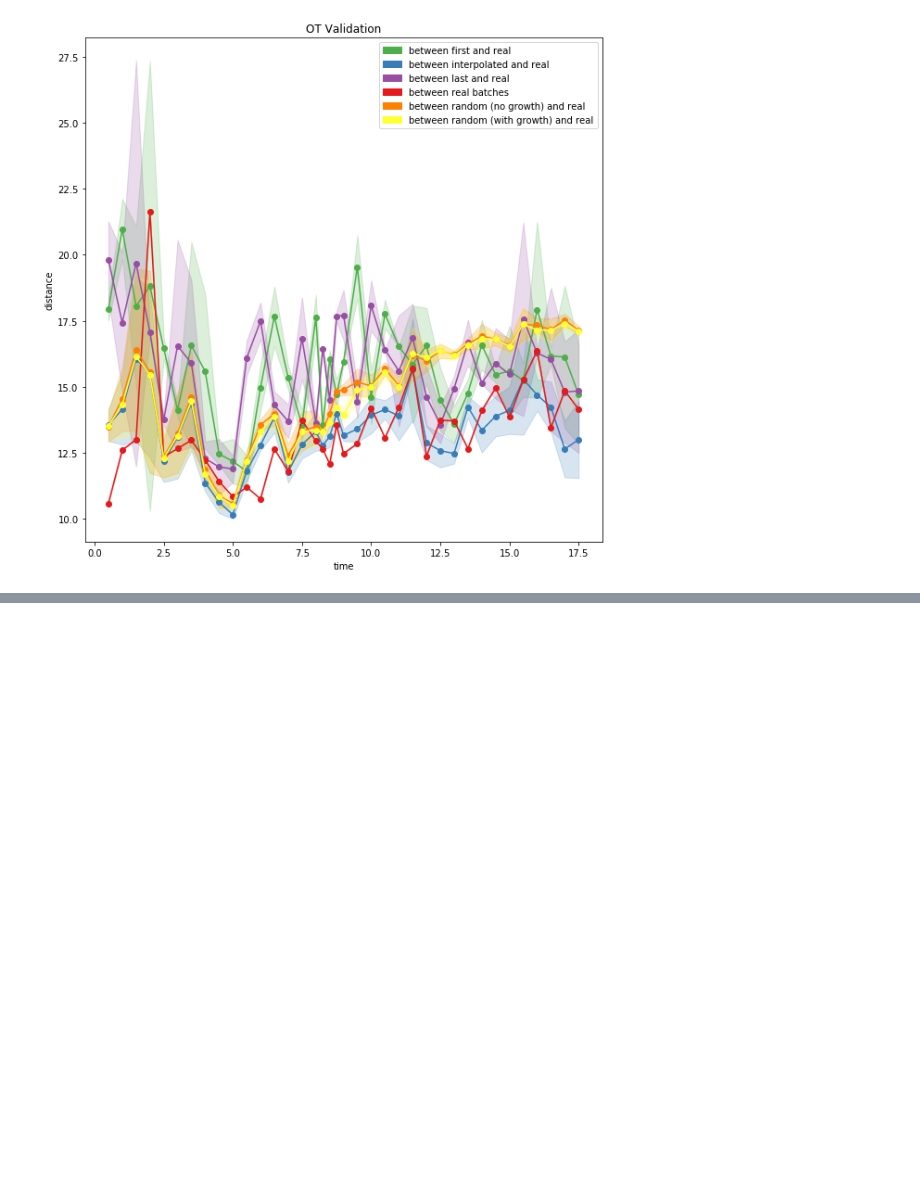
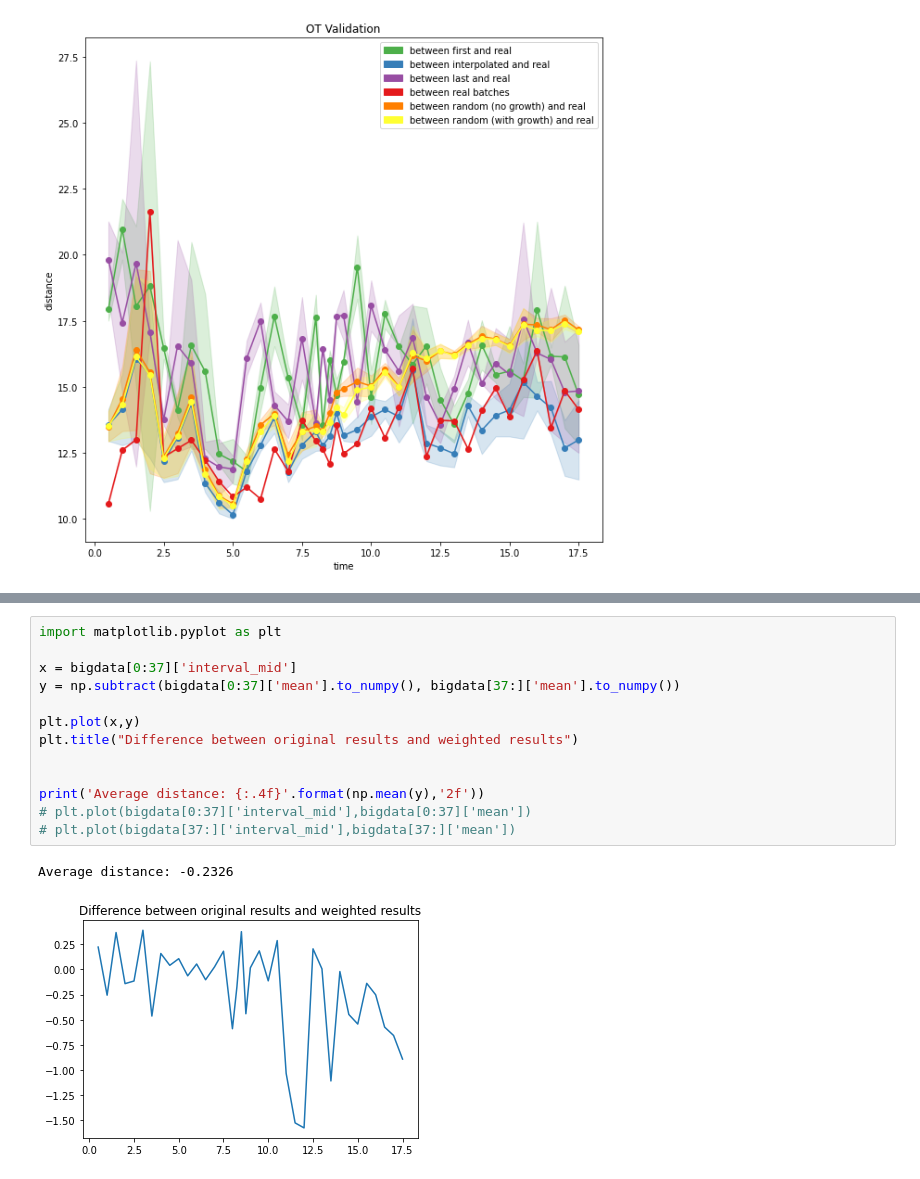
Before and after one commit to carlosjdoebeli/wot, a Jupyter notebook: notebooks/Notebook-7-ot-validation.ipynb, the cells around one changed output, grey strips where cells are left out. Cells and saved outputs as stored; diff of their text form; blank space fills up the shorter version.

```diff
--- a/notebooks/Notebook-7-ot-validation.ipynb
+++ b/notebooks/Notebook-7-ot-validation.ipynb
@@ -75,0 +190,16 @@ wot.graphics.plot_ot_validation_summary_stats(all_triplets_stats)
+# %%
+import matplotlib.pyplot as plt
+
+x = bigdata[0:37]['interval_mid']
+y = np.subtract(bigdata[0:37]['mean'].to_numpy(), bigdata[37:]['mean'].to_numpy())
+
+plt.plot(x,y)
+plt.title("Difference between original results and weighted results")
+
+
+print('Average distance: {:.4f}'.format(np.mean(y),'2f'))
+# plt.plot(bigdata[0:37]['interval_mid'],bigdata[0:37]['mean'])
+# plt.plot(bigdata[37:]['interval_mid'],bigdata[37:]['mean'])
+# %% [output]
+Average distance: -0.2326
+[figure, added]
```
Also changed, not shown: parts of 40 cells of this notebook, 4 other files.
